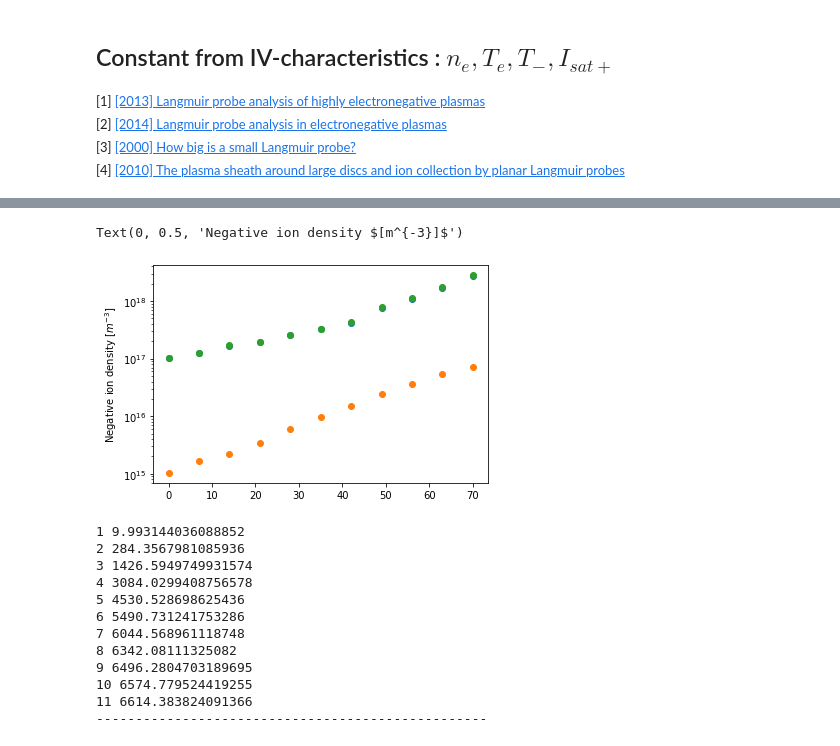
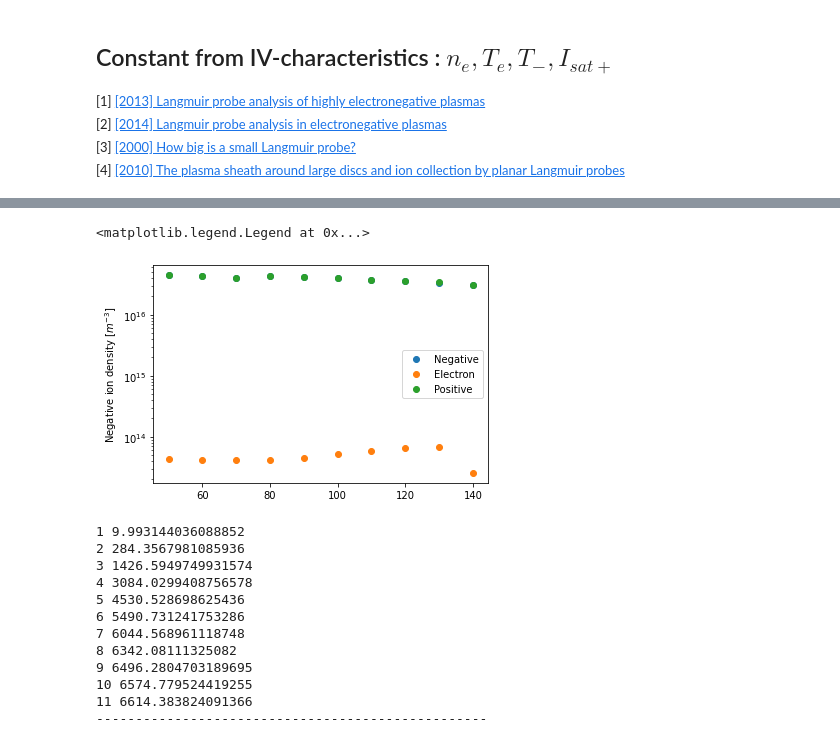
Before and after one commit to gunu0626/negative-ion, a Jupyter notebook: Iterative_method_final.ipynb, the cells around one changed output, grey strips where cells are left out. Saved outputs shown, nothing was run; the diff lists cells and outputs as text; code cells hidden in the pictures.

```diff
--- a/Iterative_method_final.ipynb
+++ b/Iterative_method_final.ipynb
@@ -87,3 +125,3 @@ class Iterative_method():
 # %%
-workDir = './211216(SF6)/bias (float) 56mm B-field/'
+workDir = './211221(SF6)/SF6/B field scan_20V 0mm/'
 parser = ldfparser.LDF(workDir)
@@ -106,24 +133,30 @@ for file in ldf_files:
     IV, eedf, result = parser.pull_attr(file, need_return=True)
     print(file)
     distance = float(file.split('/')[-1][:-4])
-    ne = result['Ne'][0]
-    Te = result['eepf_Te'][0]
-    Ni = result['Ni'][0]
-    #Isat = result['Isat'][0]
-    #Vsat = result['Vsat'][0]
 
-    Isat = -np.array(IV['I'])[0]
-    Vsat = -np.array(IV['V'])[0]
-    #Isat = -np.array(IV[IV['V']<-20]['I'])[-1]
-    #Vsat = -np.array(IV[IV['V']<-20]['V'])[-1]
+    Vsat, Isat = cal_sat(IV)
+    Vp = cal_Vp(IV)
+    my_V, my_eepf, my_eedf = cal_eepf(IV)
 
-    Vp = result['Vp'][0]
+    plt.plot(my_V, my_eepf)
+    plt.yscale('log')
+    plt.ylim(1e8, 1e16)
+    plt.xlim(0,)
+    plt.xticks(np.arange(0,40,2))
+    plt.grid(True)
+    plt.show()
+    print("Enter limited energy")
+    V_lim = input()
+    V_lim = np.float32(V_lim)
+    ne = cal_ne(my_V, my_eepf, V_lim)
+    Te = cal_Te(my_V, my_eepf, ne, V_lim)
+    print('ne: {:.3e} [m-3]\t Te: {:.3f} [eV]'.format(ne, Te))
+
     exp = Iterative_method(ne,Te,Vsat,Isat,Vp)
     alpha = exp.iteration()
     nm = ne*alpha
-    print("Vp: {}, Vsat: {}, Isat: {}, Ni: {}\n\n".format(Vp, Vsat, Isat, Ni))
+    print("Vp: {}, Vsat: {}, Isat: {}\n\n".format(Vp, Vsat, Isat))
 
-    Nis.append(Ni)
     Vps.append(Vp)
     alphas.append(alpha)
     nes.append(ne)
@@ -207,12 +313,13 @@ plt.yscale('log')
 # %%
 plt.scatter(distances, nms)
 plt.scatter(distances, nes)
 plt.scatter(distances, np.array(nes) + np.array(nms))
 plt.yscale('log')
 plt.ylabel('Negative ion density $[m^{-3}]$')
+plt.legend(['Negative', 'Electron', 'Positive'])
 # %% [output]
-Text(0, 0.5, 'Negative ion density $[m^{-3}]$')
+<matplotlib.legend.Legend at 0x...>
-[figure, old version]
+[figure, new version]
 # %%
 ne = result['Ne'][0]
 Te = result['eepf_Te'][0]
```
Also changed, not shown: parts of 12 cells of this notebook, 14 other files.
